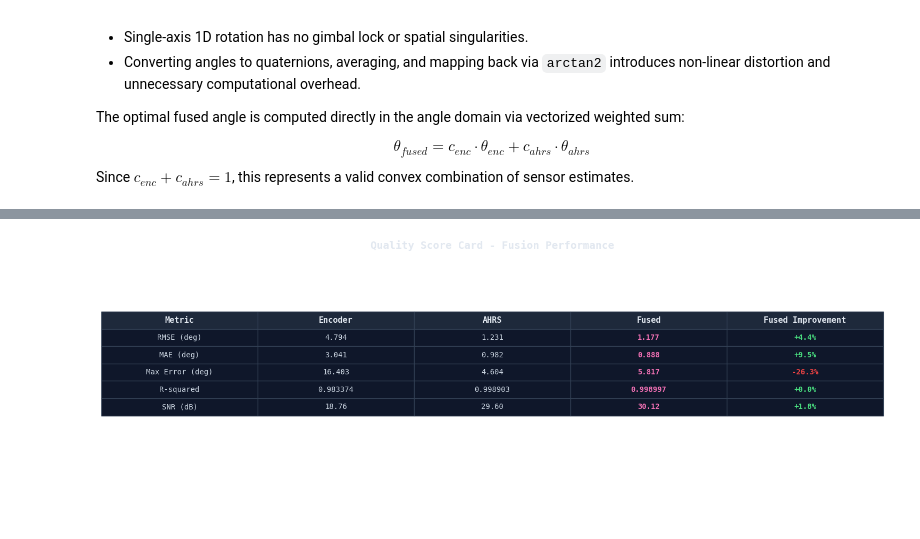
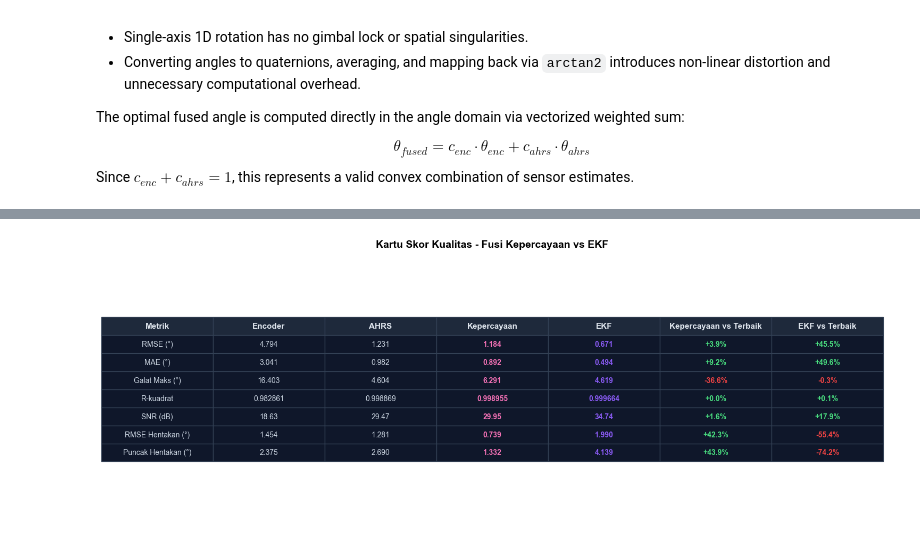
Before and after one commit to Astro-Reza/Confidence_Demo, a Jupyter notebook: notebooks/fusion_development.ipynb, the cells around one changed output, grey strips where cells are left out. Cells and saved outputs as stored; diff of their text form; code cells hidden in the pictures; blank space fills up the shorter version.

Commit message:
Fusion Dev Update

```diff
--- a/notebooks/fusion_development.ipynb
+++ b/notebooks/fusion_development.ipynb
@@ -604,7 +801,14 @@ def improvement_str(raw_val, fused_val, lower_better=True):
 # Compute metrics
 m_enc   = compute_metrics(theta_true, theta_enc,   'Encoder')
 m_ahrs  = compute_metrics(theta_true, theta_ahrs,  'AHRS')
-m_fused = compute_metrics(theta_true, theta_fused, 'Fused')
+m_fused = compute_metrics(theta_true, theta_fused, 'Confidence')
+m_ekf   = compute_metrics(theta_true, theta_ekf,   'EKF')
+
+# Sudden-jolt response: error inside the confidence-fusion-best window (§5)
+for m, est in ((m_enc, theta_enc), (m_ahrs, theta_ahrs), (m_fused, theta_fused), (m_ekf, theta_ekf)):
+    e = est[jolt_seg] - theta_true[jolt_seg]
+    m['jolt_rmse'] = np.sqrt(np.mean(e**2))
+    m['jolt_peak'] = np.max(np.abs(e))
 
 # Best raw sensor per metric
 best_rmse = min(m_enc['rmse'], m_ahrs['rmse'])
@@ -612,27 +816,41 @@ best_mae  = min(m_enc['mae'],  m_ahrs['mae'])
 best_max  = min(m_enc['max_error'], m_ahrs['max_error'])
 best_r2   = max(m_enc['r2'],   m_ahrs['r2'])
 best_snr  = max(m_enc['snr_db'], m_ahrs['snr_db'])
+best_jolt_rmse = min(m_enc['jolt_rmse'], m_ahrs['jolt_rmse'])
+best_jolt_peak = min(m_enc['jolt_peak'], m_ahrs['jolt_peak'])
 
 # ══════════════════════════════════════════════════════════════════════════
 #  VISUAL SCORE CARD
 # ══════════════════════════════════════════════════════════════════════════
 
-fig, ax = plt.subplots(figsize=(15, 4.5))
+fig, ax = plt.subplots(figsize=(15, 5.5))
 ax.axis('off')
 
-col_labels = ['Metric', 'Encoder', 'AHRS', 'Fused', 'Fused Improvement']
+col_labels = ['Metrik', 'Encoder', 'AHRS', 'Kepercayaan', 'EKF', 'Kepercayaan vs Terbaik', 'EKF vs Terbaik']
+METRIC_ID = {  # metric names shown in the table figure
+    'RMSE (deg)': 'RMSE (°)', 'MAE (deg)': 'MAE (°)', 'Max Error (deg)': 'Galat Maks (°)',
+    'R-squared': 'R-kuadrat', 'SNR (dB)': 'SNR (dB)',
+    'Jolt RMSE (deg)': 'RMSE Hentakan (°)', 'Jolt Peak (deg)': 'Puncak Hentakan (°)',
+}
+metric_rows = [  # (label, key, format, lower is better, best raw sensor)
+    ('RMSE (deg)',      'rmse',      '{:.3f}', True,  best_rmse),
+    ('MAE (deg)',       'mae',       '{:.3f}', True,  best_mae),
+    ('Max Error (deg)', 'max_error', '{:.3f}', True,  best_max),
+    ('R-squared',       'r2',        '{:.6f}', False, best_r2),
+    ('SNR (dB)',        'snr_db',    '{:.2f}', False, best_snr),
+    ('Jolt RMSE (deg)', 'jolt_rmse', '{:.3f}', True,  best_jolt_rmse),
+    ('Jolt Peak (deg)', 'jolt_peak', '{:.3f}', True,  best_jolt_peak),
+]
 row_data = [
-    ['RMSE (deg)',      f"{m_enc['rmse']:.3f}",      f"{m_ahrs['rmse']:.3f}",      f"{m_fused['rmse']:.3f}",      improvement_str(best_rmse, m_fused['rmse'])],
-    ['MAE (deg)',       f"{m_enc['mae']:.3f}",       f"{m_ahrs['mae']:.3f}",       f"{m_fused['mae']:.3f}",       improvement_str(best_mae, m_fused['mae'])],
-    ['Max Error (deg)', f"{m_enc['max_error']:.3f}", f"{m_ahrs['max_error']:.3f}", f"{m_fused['max_error']:.3f}", improvement_str(best_max, m_fused['max_error'])],
-    ['R-squared',       f"{m_enc['r2']:.6f}",       f"{m_ahrs['r2']:.6f}",       f"{m_fused['r2']:.6f}",       improvement_str(best_r2, m_fused['r2'], lower_better=False)],
-    ['SNR (dB)',        f"{m_enc['snr_db']:.2f}",    f"{m_ahrs['snr_db']:.2f}",    f"{m_fused['snr_db']:.2f}",    improvement_str(best_snr, m_fused['snr_db'], lower_better=False)],
+    [METRIC_ID[name]] + [fmt.format(m[key]) for m in (m_enc, m_ahrs, m_fused, m_ekf)]
+    + [improvement_str(best, m[key], lower_better=lower) for m in (m_fused, m_ekf)]
+    for name, key, fmt, lower, best in metric_rows
 ]
 
 table = ax.table(
     cellText=row_data, colLabels=col_labels,
     cellLoc='center', loc='center',
-    colColours=['#1e293b'] * 5
+    colColours=['#1e293b'] * len(col_labels)
 )
 table.auto_set_font_size(False)
 table.set_fontsize(11)
@@ -649,65 +867,66 @@ for (row, col), cell in table.get_celld().items():
         if col == 3:
             cell.set_text_props(color='#f472b6', fontweight='bold', fontsize=10)
         if col == 4:
+            cell.set_text_props(color=C_EKF, fontweight='bold', fontsize=10)
+        if col >= 5:
             text = cell.get_text().get_text()
             if text.startswith('+'):
                 cell.set_text_props(color='#4ade80', fontweight='bold', fontsize=10)
             elif text.startswith('-'):
                 cell.set_text_props(color='#ef4444', fontweight='bold', fontsize=10)
 
-ax.set_title('Quality Score Card - Fusion Performance',
-             fontsize=14, fontweight='bold', pad=20, color='#e2e8f0')
+ax.set_title('Kartu Skor Kualitas - Fusi Kepercayaan vs EKF',
+             fontsize=14, fontweight='bold', pad=20)
 plt.tight_layout()
 plt.show()
 
 # ── Console Summary ──────────────────────────────────────────────────────
 print('=' * 72)
-print('  CONFIDENCE-SCORE SENSOR FUSION - QUALITY ASSESSMENT')
+print('  SENSOR FUSION QUALITY ASSESSMENT - CONFIDENCE SCORE vs EKF')
 print('=' * 72)
 print(f'  Duration          : {T:.0f}s  |  Samples: {N}  |  dt: {dt}s')
 print(f'  Encoder noise     : sigma = {sigma_enc} deg  (+ drift events)')
 print(f'  AHRS noise        : sigma = {sigma_ahrs} deg')
 print(f'  Rolling window    : {WINDOW} samples ({WINDOW*dt:.1f}s)')
+print(f'  EKF               : q_acc = {q_acc:g}  |  q_bias = {q_bias:g}')
+print(f'  Sudden jolt       : {JOLT_AMP:g} deg at t = {t[JOLT_IDX]:.1f}s  |  jolt window: {JOLT_WIN*dt:.2f}s')
 print(f'  ' + '-' * 68)
-print(f'  {"Metric":<20s} {"Encoder":>10s} {"AHRS":>10s} {"Fused":>10s} {"vs Best":>12s}')
+print(f'  {"Metric":<16s} {"Encoder":>9s} {"AHRS":>9s} {"Confidence":>11s} {"EKF":>9s} {"Conf/Best":>10s} {"EKF/Best":>9s}')
 print(f'  ' + '-' * 68)
-print(f'  {"RMSE (deg)":<20s} {m_enc["rmse"]:>10.3f} {m_ahrs["rmse"]:>10.3f} {m_fused["rmse"]:>10.3f} {improvement_str(best_rmse, m_fused["rmse"]):>12s}')
-print(f'  {"MAE (deg)":<20s} {m_enc["mae"]:>10.3f} {m_ahrs["mae"]:>10.3f} {m_fused["mae"]:>10.3f} {improvement_str(best_mae, m_fused["mae"]):>12s}')
-print(f'  {"Max Error (deg)":<20s} {m_enc["max_error"]:>10.3f} {m_ahrs["max_error"]:>10.3f} {m_fused["max_error"]:>10.3f} {improvement_str(best_max, m_fused["max_error"]):>12s}')
-print(f'  {"R-squared":<20s} {m_enc["r2"]:>10.6f} {m_ahrs["r2"]:>10.6f} {m_fused["r2"]:>10.6f} {improvement_str(best_r2, m_fused["r2"], lower_better=False):>12s}')
-print(f'  {"SNR (dB)":<20s} {m_enc["snr_db"]:>10.2f} {m_ahrs["snr_db"]:>10.2f} {m_fused["snr_db"]:>10.2f} {improvement_str(best_snr, m_fused["snr_db"], lower_better=False):>12s}')
+for name, key, fmt, lower, best in metric_rows:
+    vals = ''.join(f'{fmt.format(m[key]):>{w}s}' for m, w in ((m_enc, 10), (m_ahrs, 10), (m_fused, 12), (m_ekf, 10)))
+    print(f'  {name:<16s}{vals} {improvement_str(best, m_fused[key], lower):>10s} {improvement_str(best, m_ekf[key], lower):>9s}')
 print(f'  ' + '-' * 68)
-print(f'\n  FUSION QUALITY VERDICT:')
-if m_fused['rmse'] < best_rmse:
-    print(f'    [PASS] Fused RMSE ({m_fused["rmse"]:.3f} deg) is BETTER than best raw sensor ({best_rmse:.3f} deg)')
-else:
-    print(f'    [WARN] Fused RMSE ({m_fused["rmse"]:.3f} deg) is WORSE than best raw sensor ({best_rmse:.3f} deg)')
-if m_fused['r2'] > best_r2:
-    print(f'    [PASS] Fused R-squared ({m_fused["r2"]:.6f}) is BETTER than best raw sensor ({best_r2:.6f})')
-else:
-    print(f'    [WARN] Fused R-squared ({m_fused["r2"]:.6f}) is WORSE than best raw sensor ({best_r2:.6f})')
-if m_fused['snr_db'] > best_snr:
-    print(f'    [PASS] Fused SNR ({m_fused["snr_db"]:.2f} dB) is BETTER than best raw sensor ({best_snr:.2f} dB)')
-else:
-    print(f'    [WARN] Fused SNR ({m_fused["snr_db"]:.2f} dB) is WORSE than best raw sensor ({best_snr:.2f} dB)')
+print(f'\n  FUSION QUALITY VERDICT (vs best raw sensor):')
+for m in (m_fused, m_ekf):
+    for name, key, better, best, fmt in (('RMSE', 'rmse', m['rmse'] < best_rmse, best_rmse, '{:.3f} deg'),
+                                         ('R-squared', 'r2', m['r2'] > best_r2, best_r2, '{:.6f}'),
+                                         ('SNR', 'snr_db', m['snr_db'] > best_snr, best_snr, '{:.2f} dB')):
+        tag, word = ('PASS', 'BETTER') if better else ('WARN', 'WORSE')
+        print(f'    [{tag}] {m["label"]:<10s} {name:<9s} ({fmt.format(m[key])}) is {word} '
+              f'than best raw sensor ({fmt.format(best)})')
+print(f'\n  SUDDEN JOLT (first {JOLT_WIN*dt:.2f}s after t = {t[JOLT_IDX]:.1f}s):')
+for name, key in (('RMSE', 'jolt_rmse'), ('Peak', 'jolt_peak')):
+    winner = 'Confidence' if m_fused[key] < m_ekf[key] else 'EKF'
+    print(f'    {name:<5s} Confidence {m_fused[key]:.3f} deg | EKF {m_ekf[key]:.3f} deg  ->  {winner} better')
 print('=' * 72)
 
 import sys, os
 sys.path.insert(0, os.path.abspath('..'))  # make the antenna_fusion package importable from notebooks/
 from antenna_fusion.csv_export import export_timeseries_to_csv
 
 export_timeseries_to_csv(
     t=t,
     theta_true=theta_true,
     theta_enc=theta_enc,
     theta_ahrs=theta_ahrs,
     theta_fused=theta_fused,
     conf_enc=c_enc,
     conf_ahrs=c_ahrs,
     err_enc=err_enc,
     err_ahrs=err_ahrs,
     err_fused=err_fused,
 )
 # %% [output]
-[figure, old version]
+[figure, new version]
 ========================================================================
```
Also changed, not shown: parts of 24 cells of this notebook, 3 other files.
